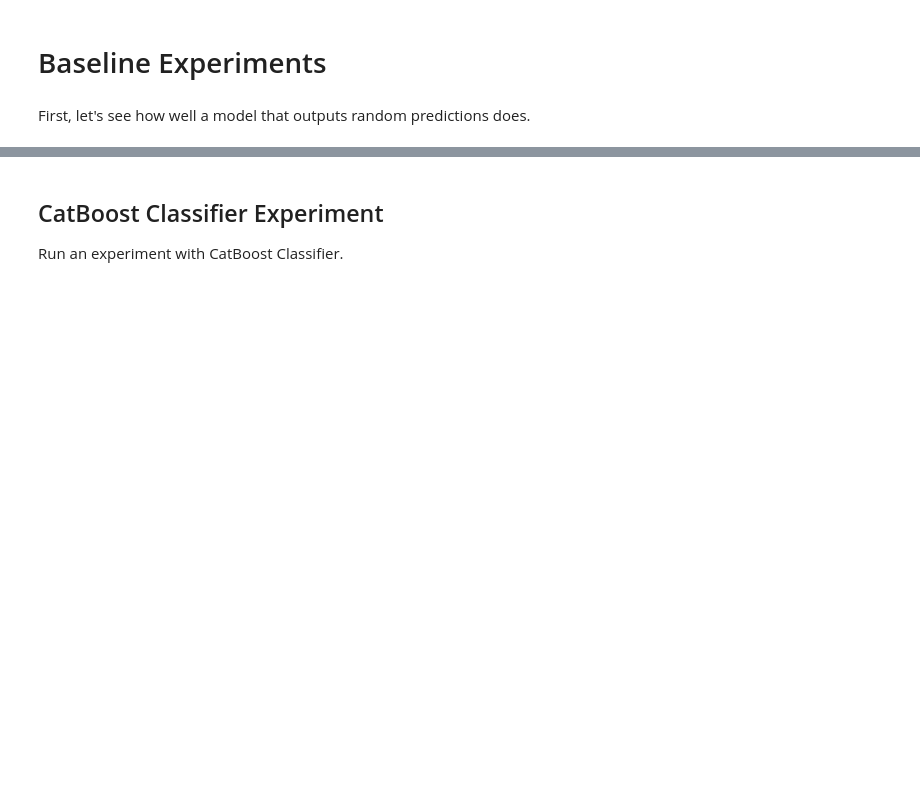
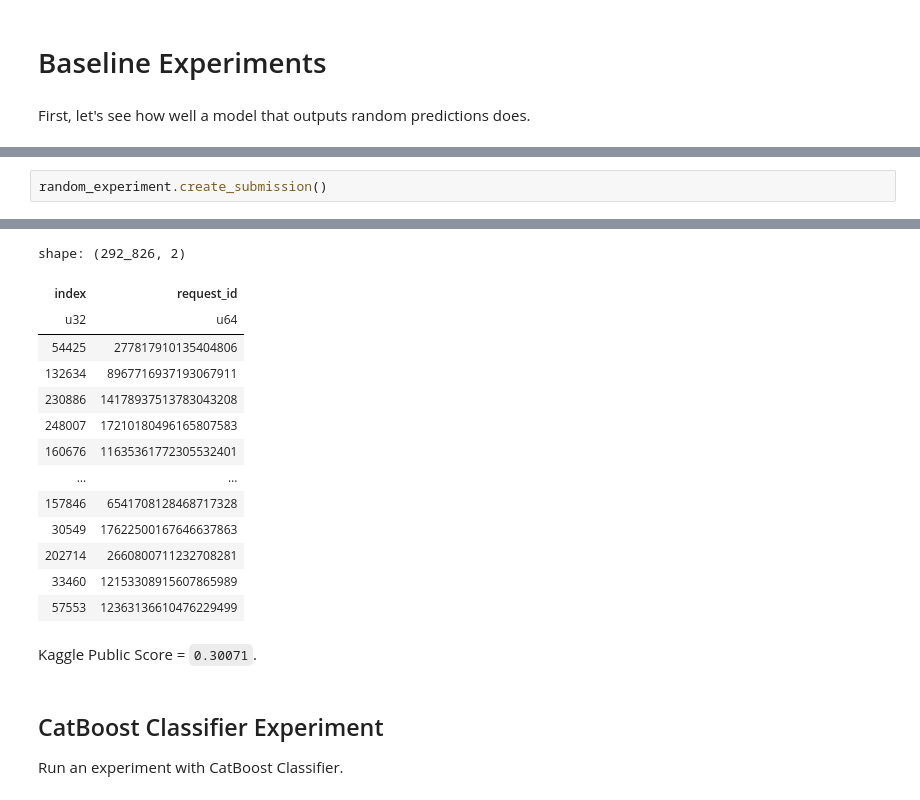
Before and after one commit to almayor/lavka-rs-contest, a Jupyter notebook: full_experiment.ipynb, the cells around one changed output, grey strips where cells are left out. Saved outputs shown, nothing was run; the diff lists cells and outputs as text; blank space fills up the shorter version.

```diff
--- a/full_experiment.ipynb
+++ b/full_experiment.ipynb
@@ -63,0 +57,3 @@ Random Baseline Results (completed in 13.73 seconds):
+# %%
+random_experiment.create_submission()
+# %% [output]
@@ -64,3 +76,19 @@ Random Baseline Results (completed in 13.73 seconds):
+shape: (292_826, 2)
+| index | request_id |
+| u32 | u64 |
+| 54425 | 277817910135404806 |
+| 132634 | 8967716937193067911 |
+| 230886 | 14178937513783043208 |
+| 248007 | 17210180496165807583 |
+| 160676 | 11635361772305532401 |
+| … | … |
+| 157846 | 6541708128468717328 |
+| 30549 | 17622500167646637863 |
+| 202714 | 2660800711232708281 |
+| 33460 | 12153308915607865989 |
+| 57553 | 12363136610476229499 |
+# %% [markdown]
+Kaggle Public Score = `0.30071`.
 # %% [markdown]
 ## CatBoost Classifier Experiment
 
```
Also changed, not shown: parts of 3 cells of this notebook, 8 other files.
